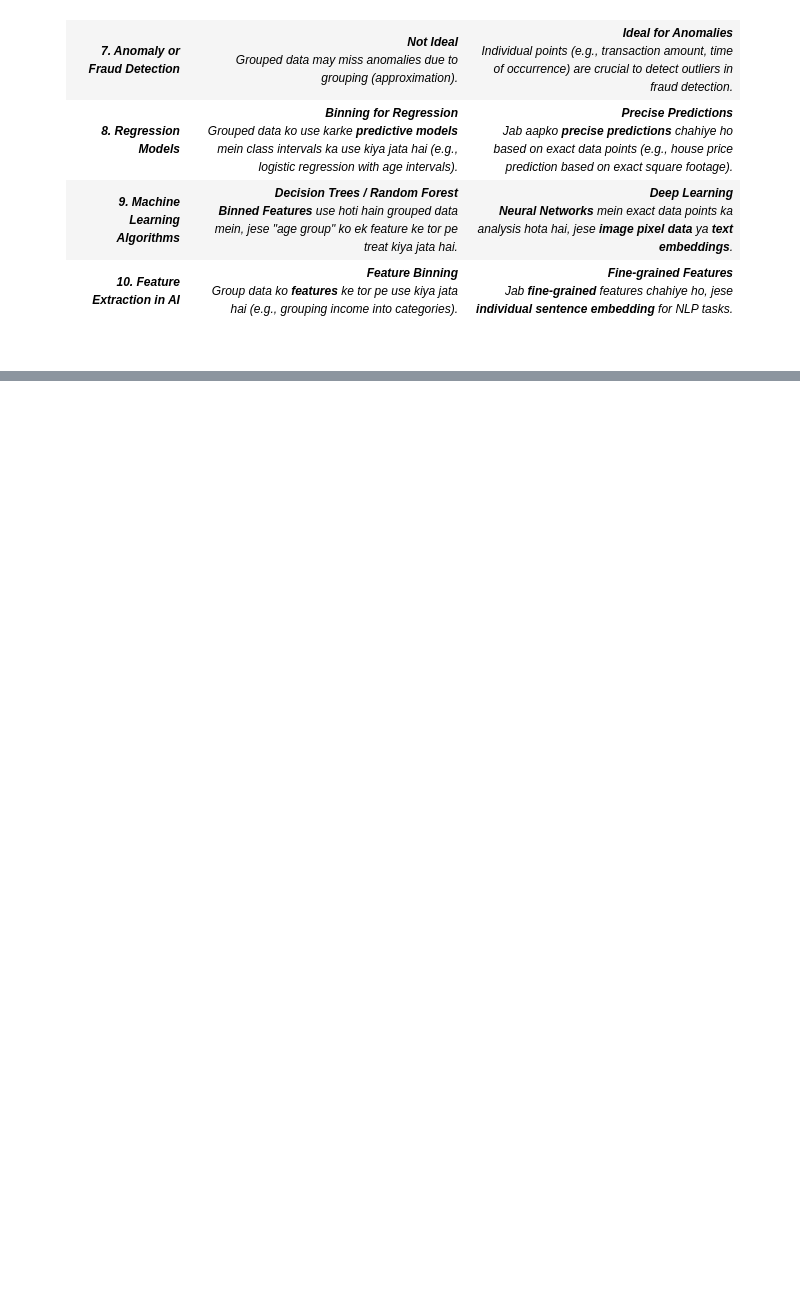
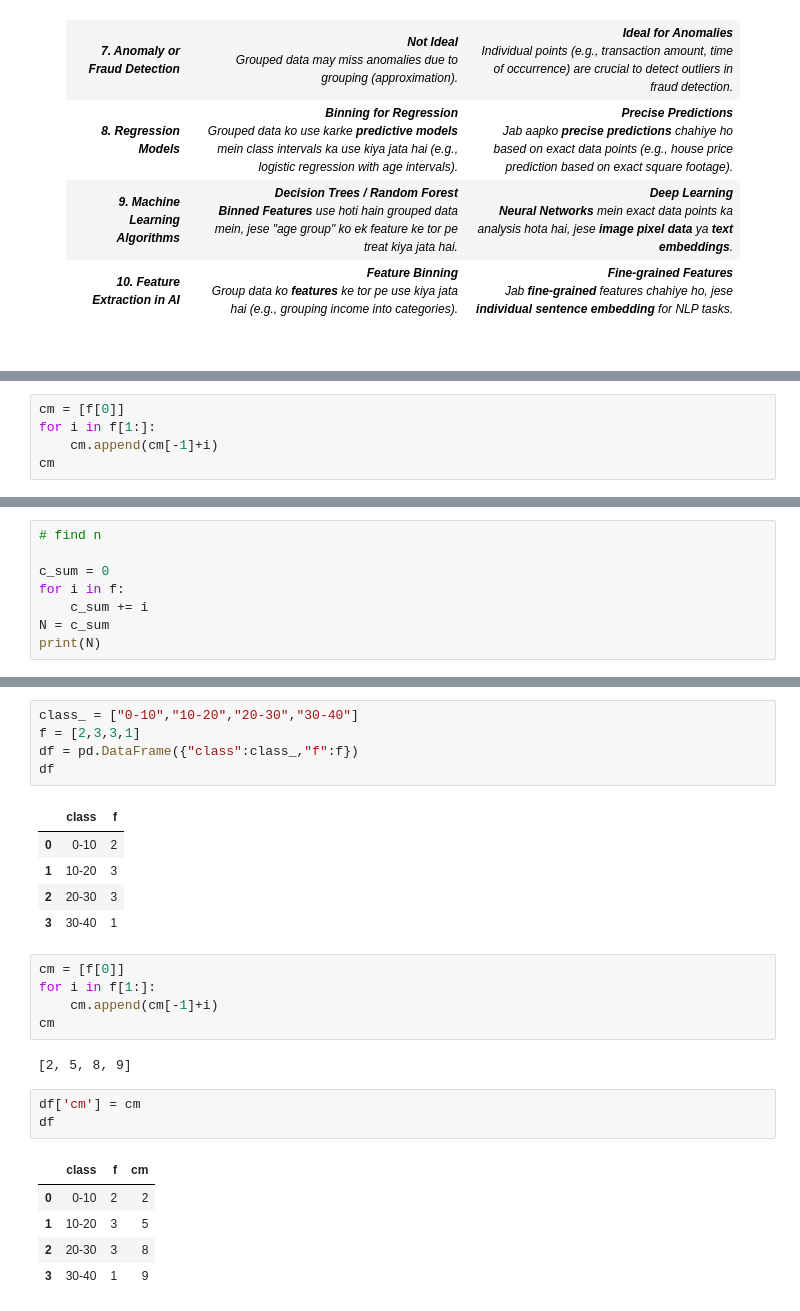
Before and after one commit to Mubeen-Ahmad/AI, a Jupyter notebook: 3.ipynb, the cells around one changed output, grey strips where cells are left out. Drawn from its saved outputs; the diff is of its cells as text; blank space fills up the shorter version.

```diff
--- a/3.ipynb
+++ b/3.ipynb
@@ -156,0 +408,5 @@ df
+# %%
+cm = [f[0]]
+for i in f[1:]:
+    cm.append(cm[-1]+i)
+cm
@@ -156,0 +431,8 @@ df
+# %%
+# find n
+
+c_sum = 0
+for i in f:
+    c_sum += i
+N = c_sum
+print(N)
@@ -156,0 +509,27 @@ df
+# %%
+class_ = ["0-10","10-20","20-30","30-40"]
+f = [2,3,3,1]
+df = pd.DataFrame({"class":class_,"f":f})
+df
+# %% [output]
+|  | class | f |
+| 0 | 0-10 | 2 |
+| 1 | 10-20 | 3 |
+| 2 | 20-30 | 3 |
+| 3 | 30-40 | 1 |
+# %%
+cm = [f[0]]
+for i in f[1:]:
+    cm.append(cm[-1]+i)
+cm
+# %% [output]
+[2, 5, 8, 9]
+# %%
+df['cm'] = cm
+df
+# %% [output]
+|  | class | f | cm |
+| 0 | 0-10 | 2 | 2 |
+| 1 | 10-20 | 3 | 5 |
+| 2 | 20-30 | 3 | 8 |
+| 3 | 30-40 | 1 | 9 |
```
Also changed, not shown: parts of 84 cells of this notebook, 11 other files.
